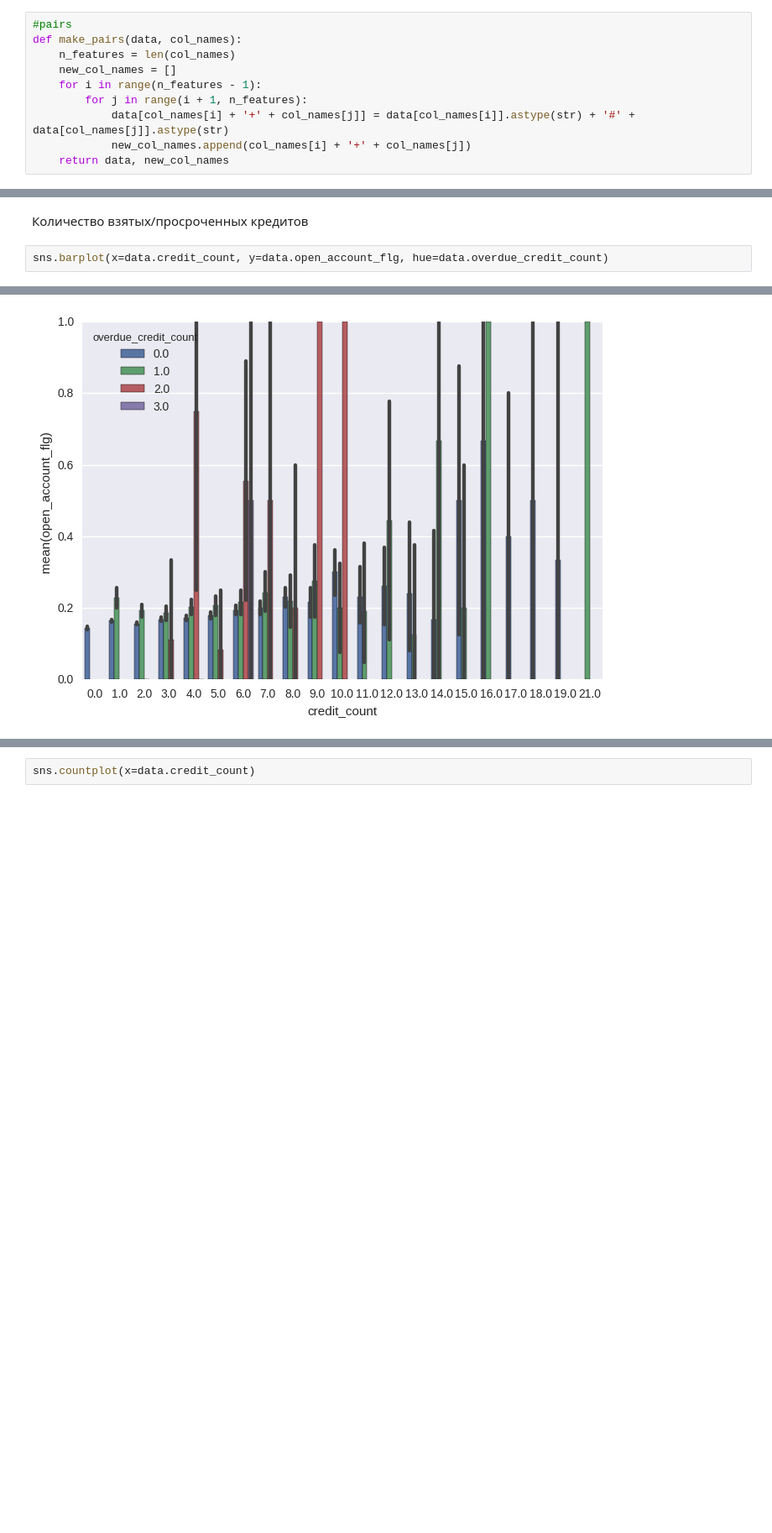
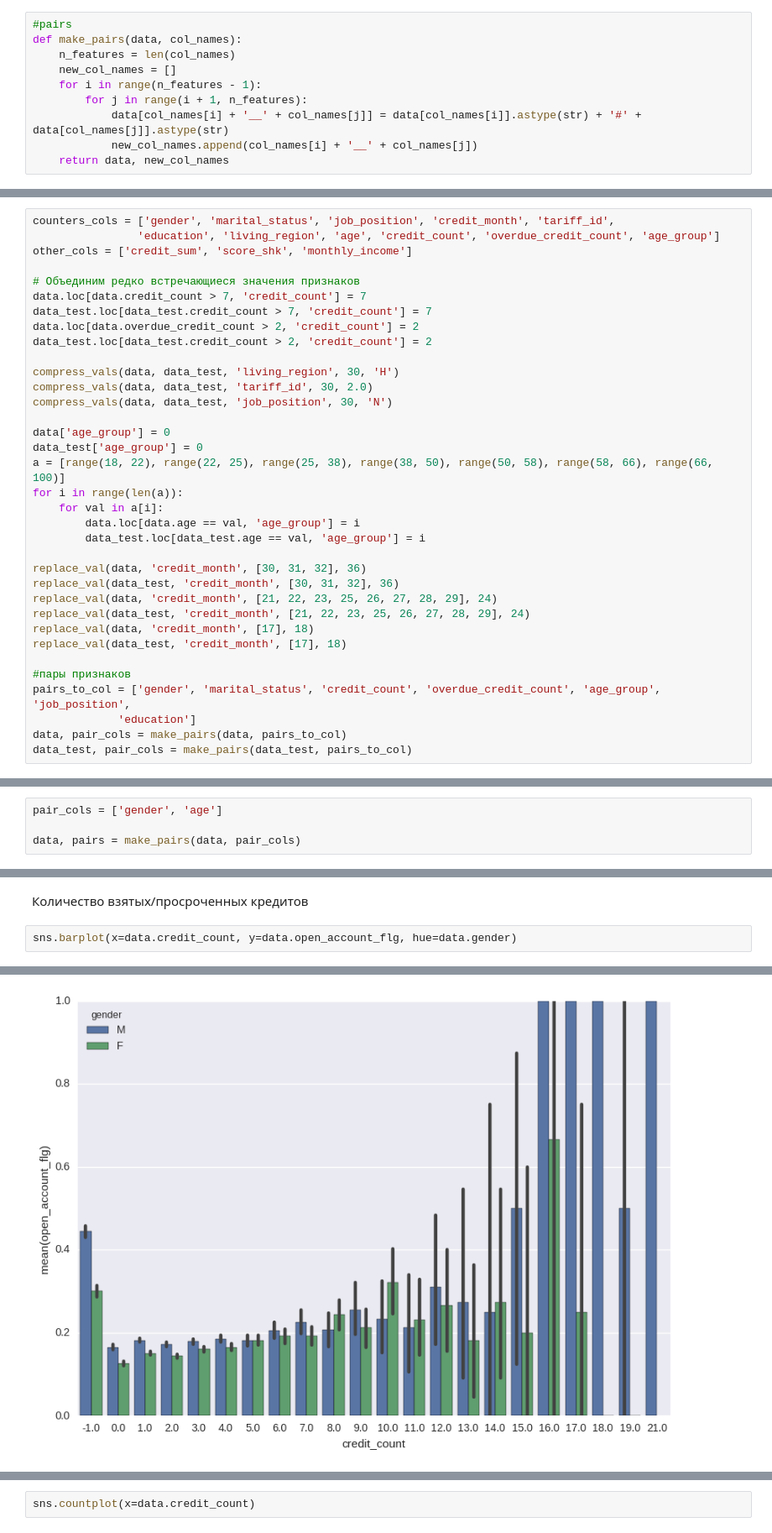
Before and after one commit to corvin28/tinkoff_boosters, a Jupyter notebook: task1.ipynb, the cells around one changed output, grey strips where cells are left out. Shown: that part at 84% size. Drawn from its saved outputs; the diff is of its cells as text; blank space fills up the shorter version.

```diff
--- a/task1.ipynb
+++ b/task1.ipynb
@@ -181,6 +184,6 @@ def make_pairs(data, col_names):
     new_col_names = []
     for i in range(n_features - 1):
         for j in range(i + 1, n_features):
-            data[col_names[i] + '+' + col_names[j]] = data[col_names[i]].astype(str) + '#' + data[col_names[j]].astype(str)
-            new_col_names.append(col_names[i] + '+' + col_names[j])
+            data[col_names[i] + '__' + col_names[j]] = data[col_names[i]].astype(str) + '#' + data[col_names[j]].astype(str)
+            new_col_names.append(col_names[i] + '__' + col_names[j])
     return data, new_col_names
@@ -210,0 +201,35 @@ X_test = np.hstack((make_counters_test(data_test[counters_cols].values, data[cou
+# %%
+counters_cols = ['gender', 'marital_status', 'job_position', 'credit_month', 'tariff_id',
+                'education', 'living_region', 'age', 'credit_count', 'overdue_credit_count', 'age_group']
+other_cols = ['credit_sum', 'score_shk', 'monthly_income']
+
+# Объединим редко встречающиеся значения признаков
+data.loc[data.credit_count > 7, 'credit_count'] = 7
+data_test.loc[data_test.credit_count > 7, 'credit_count'] = 7
+data.loc[data.overdue_credit_count > 2, 'credit_count'] = 2
+data_test.loc[data_test.credit_count > 2, 'credit_count'] = 2
+
+compress_vals(data, data_test, 'living_region', 30, 'Н')
+compress_vals(data, data_test, 'tariff_id', 30, 2.0)
+compress_vals(data, data_test, 'job_position', 30, 'N')
+
+data['age_group'] = 0
+data_test['age_group'] = 0
+a = [range(18, 22), range(22, 25), range(25, 38), range(38, 50), range(50, 58), range(58, 66), range(66, 100)]
+for i in range(len(a)):
+    for val in a[i]:
+        data.loc[data.age == val, 'age_group'] = i
+        data_test.loc[data_test.age == val, 'age_group'] = i
+
+replace_val(data, 'credit_month', [30, 31, 32], 36)
+replace_val(data_test, 'credit_month', [30, 31, 32], 36)
+replace_val(data, 'credit_month', [21, 22, 23, 25, 26, 27, 28, 29], 24)
+replace_val(data_test, 'credit_month', [21, 22, 23, 25, 26, 27, 28, 29], 24)
+replace_val(data, 'credit_month', [17], 18)
+replace_val(data_test, 'credit_month', [17], 18)
+
+#пары признаков
+pairs_to_col = ['gender', 'marital_status', 'credit_count', 'overdue_credit_count', 'age_group', 'job_position',
+             'education']
+data, pair_cols = make_pairs(data, pairs_to_col)
+data_test, pair_cols = make_pairs(data_test, pairs_to_col)
@@ -219,6 +253,10 @@ from sklearn.preprocessing import LabelEncoder
 pair_cols = ['gender', 'marital_status', 'job_position', 'education', 'credit_count', 'overdue_credit_count']
 
 data, pairs = make_pairs(data, pair_cols)
+# %%
+pair_cols = ['gender', 'age']
+
+data, pairs = make_pairs(data, pair_cols)
 # %%
 label_enc = LabelEncoder()
 for col in pairs:
@@ -308,10 +383,10 @@ sns.barplot(x=data.tariff_id, y=data.open_account_flg)
 # %% [markdown]
 Количество взятых/просроченных кредитов
 # %%
-sns.barplot(x=data.credit_count, y=data.open_account_flg, hue=data.overdue_credit_count)
+sns.barplot(x=data.credit_count, y=data.open_account_flg, hue=data.gender)
 # %% [output]
 <matplotlib.axes._subplots.AxesSubplot at 0x...>
-[figure, old version]
+[figure, new version]
 # %%
 sns.barplot(x=data.credit_count, y=data.open_account_flg)
 # %% [output]
```
Also changed, not shown: parts of 24 cells of this notebook.
